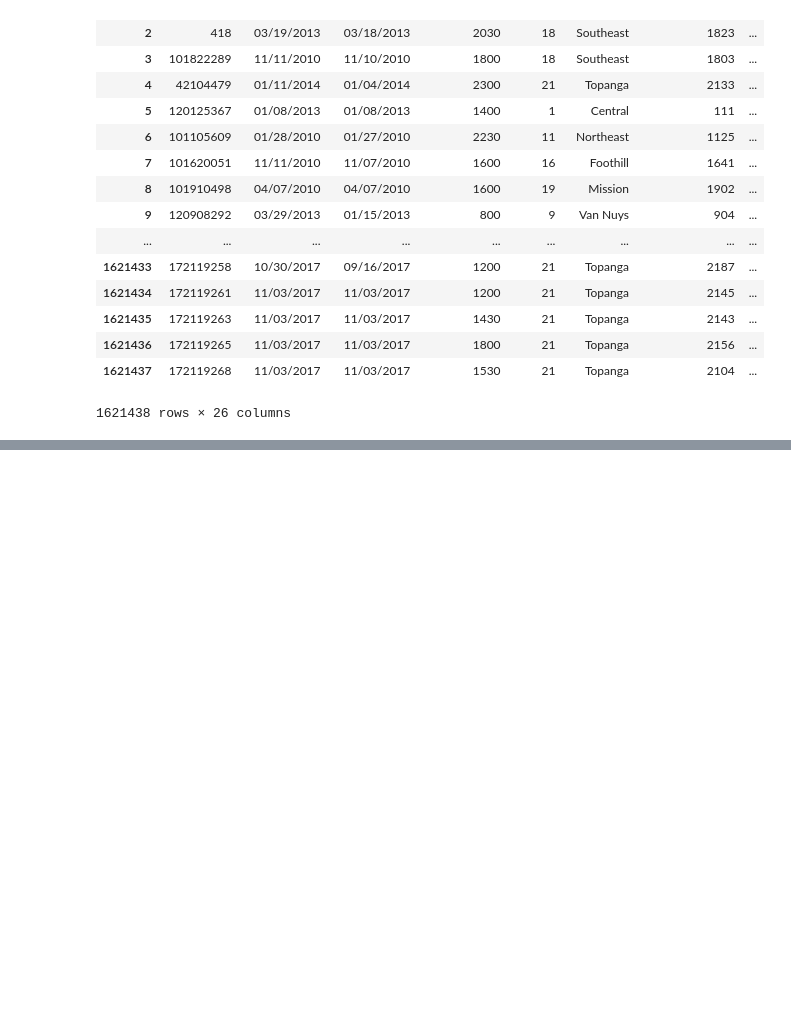
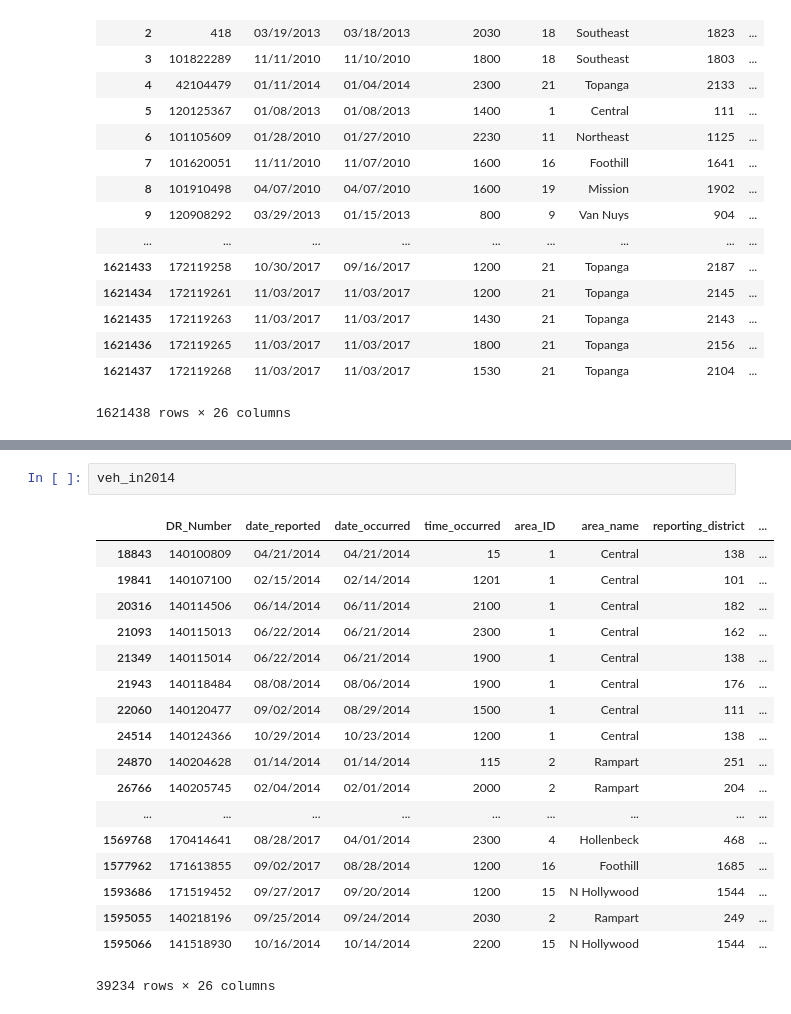
Before and after one commit to valegonzalez/ECE180_FinalProject, a Jupyter notebook: vehicleRelatedCrimes.ipynb, the cells around one changed output, grey strips where cells are left out. Saved outputs shown, nothing was run; the diff lists cells and outputs as text; blank space fills up the shorter version.

```diff
--- a/vehicleRelatedCrimes.ipynb
+++ b/vehicleRelatedCrimes.ipynb
@@ -112 +136,22 @@ dtype: int64
+# %%
+veh_in2014
+# %% [output]
+|  | DR_Number | date_reported | date_occurred | time_occurred | area_ID | area_name | reporting_district | ... |
+| 18843 | 140100809 | 04/21/2014 | 04/21/2014 | 15 | 1 | Central | 138 | ... |
+| 19841 | 140107100 | 02/15/2014 | 02/14/2014 | 1201 | 1 | Central | 101 | ... |
+| 20316 | 140114506 | 06/14/2014 | 06/11/2014 | 2100 | 1 | Central | 182 | ... |
+| 21093 | 140115013 | 06/22/2014 | 06/21/2014 | 2300 | 1 | Central | 162 | ... |
+| 21349 | 140115014 | 06/22/2014 | 06/21/2014 | 1900 | 1 | Central | 138 | ... |
+| 21943 | 140118484 | 08/08/2014 | 08/06/2014 | 1900 | 1 | Central | 176 | ... |
+| 22060 | 140120477 | 09/02/2014 | 08/29/2014 | 1500 | 1 | Central | 111 | ... |
+| 24514 | 140124366 | 10/29/2014 | 10/23/2014 | 1200 | 1 | Central | 138 | ... |
+| 24870 | 140204628 | 01/14/2014 | 01/14/2014 | 115 | 2 | Rampart | 251 | ... |
+| 26766 | 140205745 | 02/04/2014 | 02/01/2014 | 2000 | 2 | Rampart | 204 | ... |
+| ... | ... | ... | ... | ... | ... | ... | ... | ... |
+| 1569768 | 170414641 | 08/28/2017 | 04/01/2014 | 2300 | 4 | Hollenbeck | 468 | ... |
+| 1577962 | 171613855 | 09/02/2017 | 08/28/2014 | 1200 | 16 | Foothill | 1685 | ... |
+| 1593686 | 171519452 | 09/27/2017 | 09/20/2014 | 1200 | 15 | N Hollywood | 1544 | ... |
+| 1595055 | 140218196 | 09/25/2014 | 09/24/2014 | 2030 | 2 | Rampart | 249 | ... |
+| 1595066 | 141518930 | 10/16/2014 | 10/14/2014 | 2200 | 15 | N Hollywood | 1544 | ... |
+39234 rows × 26 columns
 # %%
```
Also changed, not shown: parts of 8 cells of this notebook.
